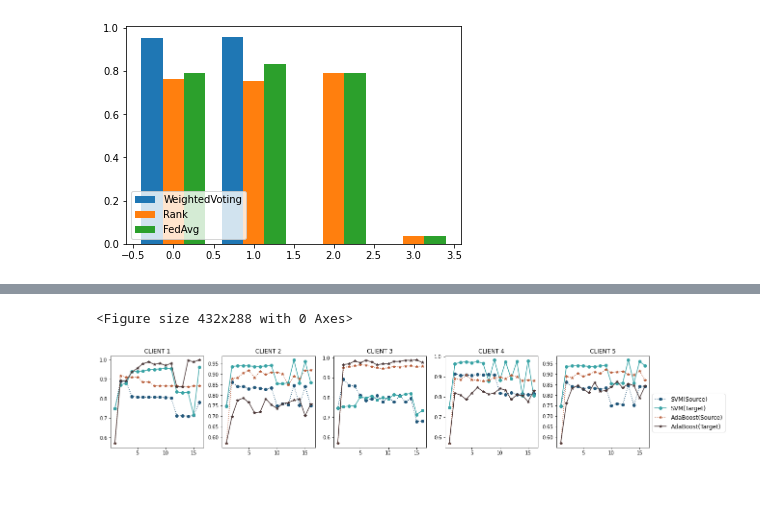
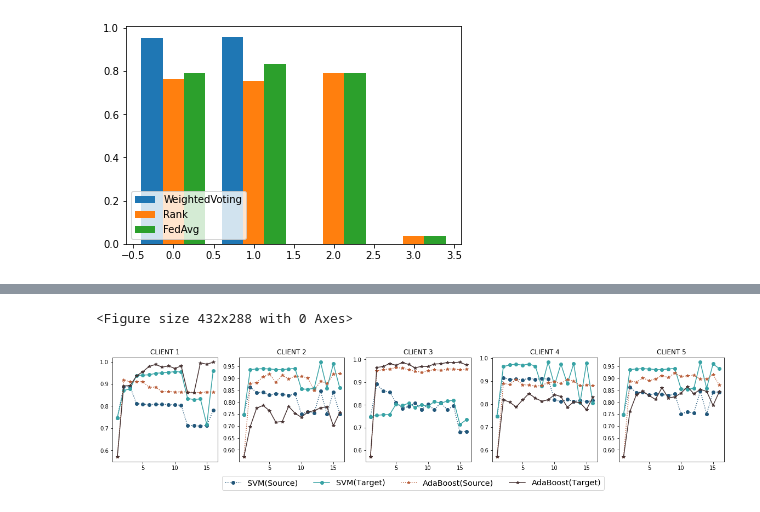
Before and after one commit to LaplaceZhang/FedTradaBoost, a Jupyter notebook: Plot.ipynb, the cells around one changed output, grey strips where cells are left out. Drawn from its saved outputs; the diff is of its cells as text; code cells hidden in the pictures.

```diff
--- a/Plot.ipynb
+++ b/Plot.ipynb
@@ -175,36 +174,36 @@ sdsT=plt.plot(per_data1[:,3], marker = '*',ms=6, color = '#483434')
 plt.title('CLIENT 1')
 
 plt.subplot(152)
 svmS=plt.plot(per_data2[:,0], ':', marker = 'o',ms=6, color = '#22577A')
 svmT=plt.plot(per_data2[:,1], marker = 'o',ms=6, color = '#38A3A5')
 adaS=plt.plot(per_data2[:,2], ':', marker = '*',ms=6, color = '#B85C38')
 sdsT=plt.plot(per_data2[:,3], marker = '*',ms=6, color = '#483434')
 plt.title('CLIENT 2')
 
 plt.subplot(153)
-svmS=plt.plot(per_data3[:,0], ':', marker = 'o',ms=6, color = '#22577A')
-svmT=plt.plot(per_data3[:,1], marker = 'o',ms=6, color = '#38A3A5')
-adaS=plt.plot(per_data3[:,2], ':', marker = '*',ms=6, color = '#B85C38')
-sdsT=plt.plot(per_data3[:,3], marker = '*',ms=6, color = '#483434')
+svmS=plt.plot(per_data3[:,0], ':', marker = 'o',ms=6, color = '#22577A', label = 'SVM(Source)')
+svmT=plt.plot(per_data3[:,1], marker = 'o',ms=6, color = '#38A3A5', label = 'SVM(Target)')
+adaS=plt.plot(per_data3[:,2], ':', marker = '*',ms=6, color = '#B85C38', label = 'AdaBoost(Source)')
+sdsT=plt.plot(per_data3[:,3], marker = '*',ms=6, color = '#483434', label = 'AdaBoost(Target)')
 plt.title('CLIENT 3')
+plt.legend(ncol=4,bbox_to_anchor=(2.3, -0.1),fontsize='x-large')
 
 plt.subplot(154)
 svmS=plt.plot(per_data4[:,0], ':', marker = 'o',ms=6, color = '#22577A')
 svmT=plt.plot(per_data4[:,1], marker = 'o',ms=6, color = '#38A3A5')
 adaS=plt.plot(per_data4[:,2], ':', marker = '*',ms=6, color = '#B85C38')
 sdsT=plt.plot(per_data4[:,3], marker = '*',ms=6, color = '#483434')
 plt.title('CLIENT 4')
 
 plt.subplot(155)
 svmS=plt.plot(per_data5[:,0], ':', marker = 'o',ms=6, color = '#22577A', label = 'SVM(Source)')
 svmT=plt.plot(per_data5[:,1], marker = 'o',ms=6, color = '#38A3A5', label = 'SVM(Target)')
 adaS=plt.plot(per_data5[:,2], ':', marker = '*',ms=6, color = '#B85C38', label = 'AdaBoost(Source)')
 sdsT=plt.plot(per_data5[:,3], marker = '*',ms=6, color = '#483434', label = 'AdaBoost(Target)')
 plt.title('CLIENT 5')
-plt.legend(bbox_to_anchor=(1,0.618), fontsize = 'large')
 
 plt.savefig("classes.png", dpi = 300,bbox_inches = 'tight')
 plt.show()
 # %% [output]
 <Figure size 432x288 with 0 Axes>
-[figure, old version]
+[figure, new version]
```
Also changed, not shown: parts of 5 cells of this notebook.
